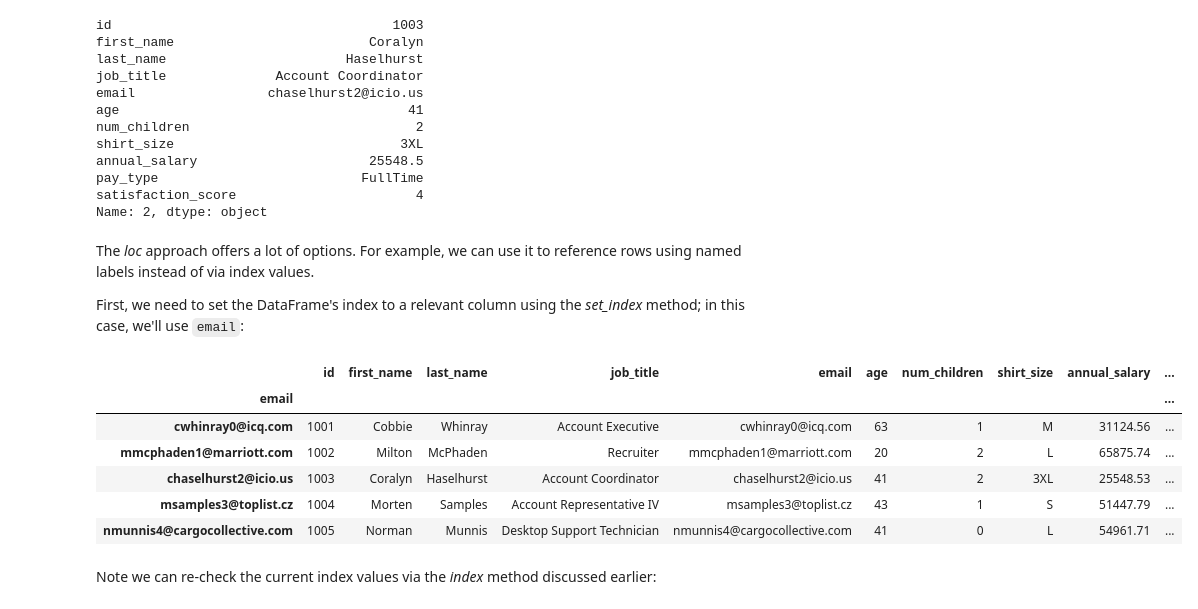
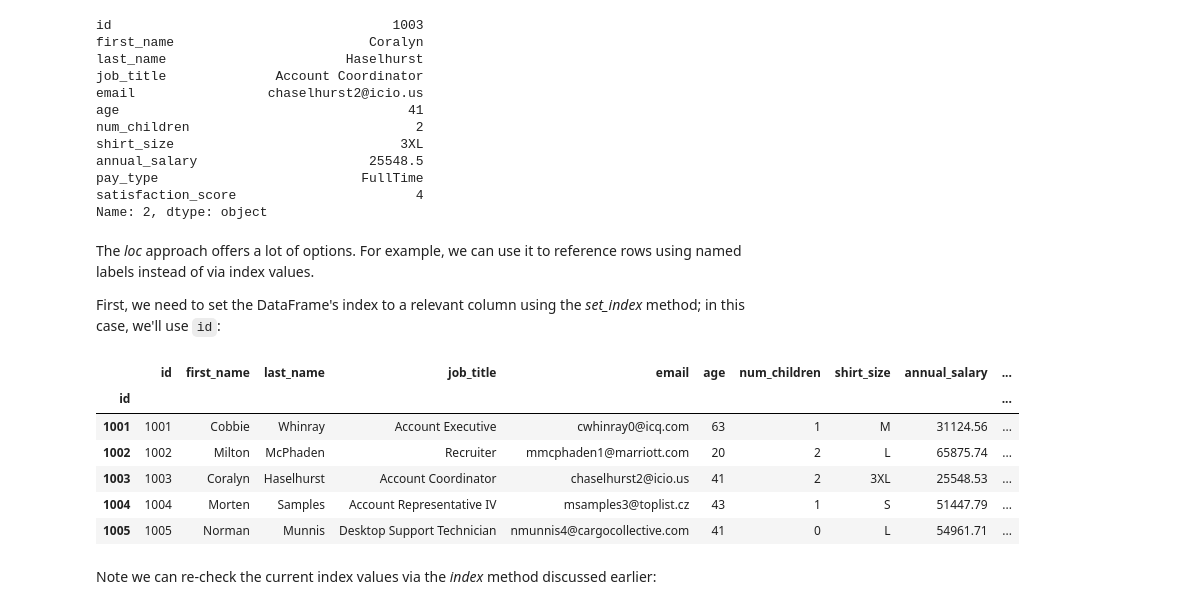
Before and after one commit to davedgd/python-bootcamp, a Jupyter notebook: Unit 5/Python-Bootcamp-Unit5.ipynb, the cells around one changed output. Cells and saved outputs as stored; diff of their text form; code cells hidden in the pictures.

```diff
--- a/Unit 5/Python-Bootcamp-Unit5.ipynb
+++ b/Unit 5/Python-Bootcamp-Unit5.ipynb
@@ -566,18 +572,18 @@ Name: 2, dtype: object
 # %% [markdown]
 The *loc* approach offers a lot of options. For example, we can use it to reference rows using named labels instead of via index values.
 
-First, we need to set the DataFrame's index to a relevant column using the *set_index* method; in this case, we'll use `email`:
+First, we need to set the DataFrame's index to a relevant column using the *set_index* method; in this case, we'll use `id`:
 # %%
-myDFShort.set_index('email', inplace = True, drop = False) # set email as the labelled index (in-place) without dropping the column set as the index
+myDFShort.set_index('id', inplace = True, drop = False) # set id as the labelled index (in-place) without dropping the column set as the index
 myDFShort
 # %% [output]
 |  | id | first_name | last_name | job_title | email | age | num_children | shirt_size | annual_salary | ... |
-| email |  |  |  |  |  |  |  |  |  | ... |
-| cwhinray0@icq.com | 1001 | Cobbie | Whinray | Account Executive | cwhinray0@icq.com | 63 | 1 | M | 31124.56 | ... |
-| mmcphaden1@marriott.com | 1002 | Milton | McPhaden | Recruiter | mmcphaden1@marriott.com | 20 | 2 | L | 65875.74 | ... |
-| chaselhurst2@icio.us | 1003 | Coralyn | Haselhurst | Account Coordinator | chaselhurst2@icio.us | 41 | 2 | 3XL | 25548.53 | ... |
-| msamples3@toplist.cz | 1004 | Morten | Samples | Account Representative IV | msamples3@toplist.cz | 43 | 1 | S | 51447.79 | ... |
-| nmunnis4@cargocollective.com | 1005 | Norman | Munnis | Desktop Support Technician | nmunnis4@cargocollective.com | 41 | 0 | L | 54961.71 | ... |
+| id |  |  |  |  |  |  |  |  |  | ... |
+| 1001 | 1001 | Cobbie | Whinray | Account Executive | cwhinray0@icq.com | 63 | 1 | M | 31124.56 | ... |
+| 1002 | 1002 | Milton | McPhaden | Recruiter | mmcphaden1@marriott.com | 20 | 2 | L | 65875.74 | ... |
+| 1003 | 1003 | Coralyn | Haselhurst | Account Coordinator | chaselhurst2@icio.us | 41 | 2 | 3XL | 25548.53 | ... |
+| 1004 | 1004 | Morten | Samples | Account Representative IV | msamples3@toplist.cz | 43 | 1 | S | 51447.79 | ... |
+| 1005 | 1005 | Norman | Munnis | Desktop Support Technician | nmunnis4@cargocollective.com | 41 | 0 | L | 54961.71 | ... |
 # %% [markdown]
 Note we can re-check the current index values via the *index* method discussed earlier:
 # %%
```
Also changed, not shown: parts of 21 cells of this notebook, 1 other file.
